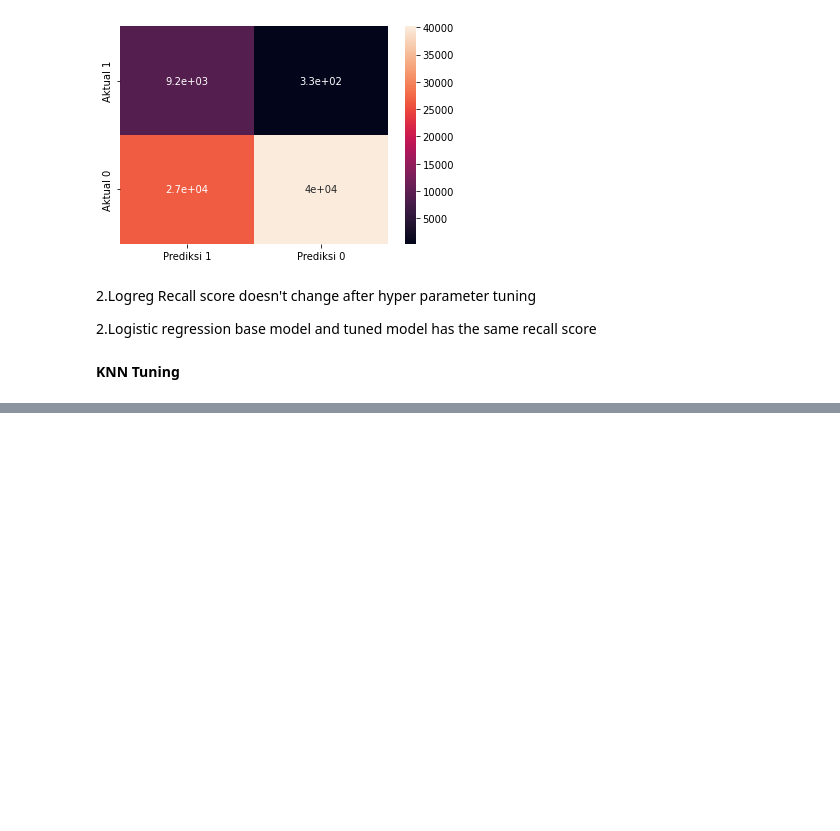
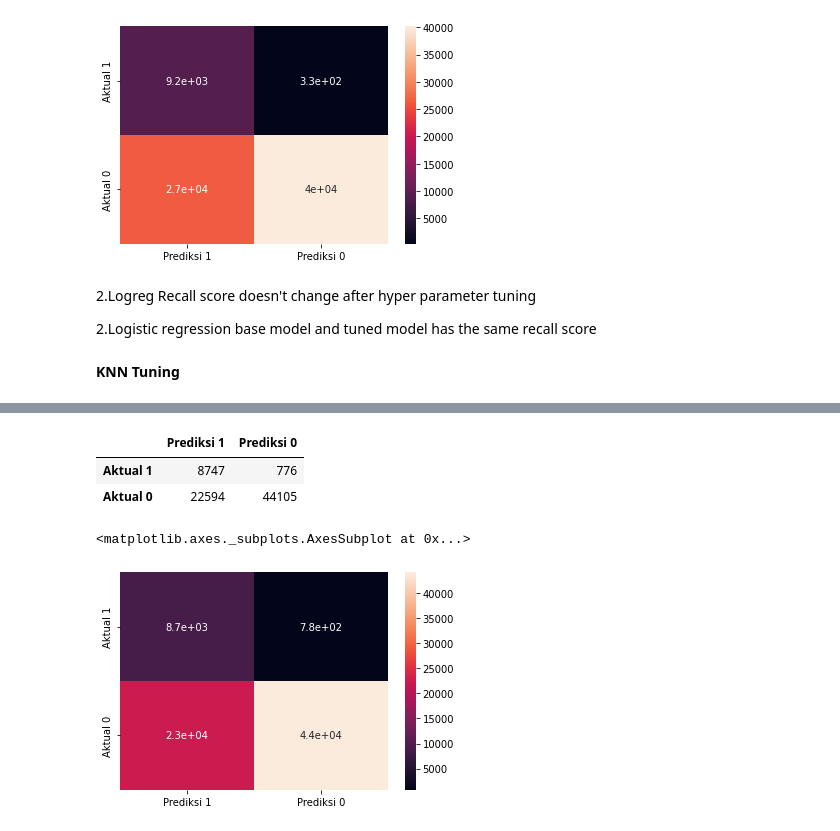
Before and after one commit to tnatani/Health-Insurance-Cross-Sell-Prediction, a Jupyter notebook: Copy_of_HEALTH_INSURANCE_CROSS_SELL_PREDICTION.ipynb, the cells around one changed output, grey strips where cells are left out. Drawn from its saved outputs; the diff is of its cells as text; code cells hidden in the pictures; blank space fills up the shorter version.

```diff
--- a/Copy_of_HEALTH_INSURANCE_CROSS_SELL_PREDICTION.ipynb
+++ b/Copy_of_HEALTH_INSURANCE_CROSS_SELL_PREDICTION.ipynb
@@ -792,0 +959,4 @@ sns.heatmap(df_logreg_tuned, annot = True)
+# %%
+RF_tuned = model_RF_tuned.best_estimator_
+
+model_RF_tuned.best_estimator_
@@ -792,0 +966,5 @@ sns.heatmap(df_logreg_tuned, annot = True)
+# %%
+y_tuned_RF = RF_tuned.predict(X_test)
+# %%
+cm_RF_tuned = confusion_matrix(y_test, y_tuned_RF, labels = [1,0])
+cm_RF_tuned
@@ -792,0 +990,12 @@ sns.heatmap(df_logreg_tuned, annot = True)
+# %%
+df_RF_tuned = pd.DataFrame(data = cm_RF_tuned , index = ["Aktual 1","Aktual 0"], columns = ["Prediksi 1", "Prediksi 0"])
+df_RF_tuned
+# %% [output]
+|  | Prediksi 1 | Prediksi 0 |
+| Aktual 1 | 8747 | 776 |
+| Aktual 0 | 22594 | 44105 |
+# %%
+sns.heatmap(df_RF_tuned, annot = True)
+# %% [output]
+<matplotlib.axes._subplots.AxesSubplot at 0x...>
+[figure, added]
```
Also changed, not shown: parts of 30 cells of this notebook.
